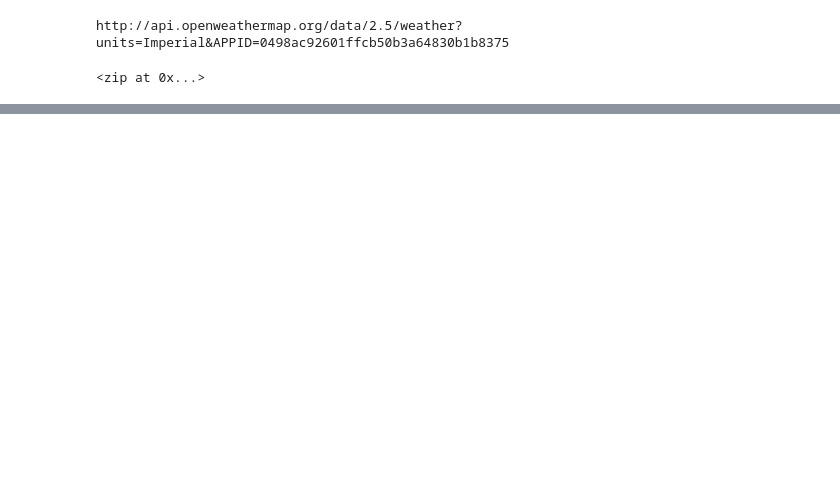
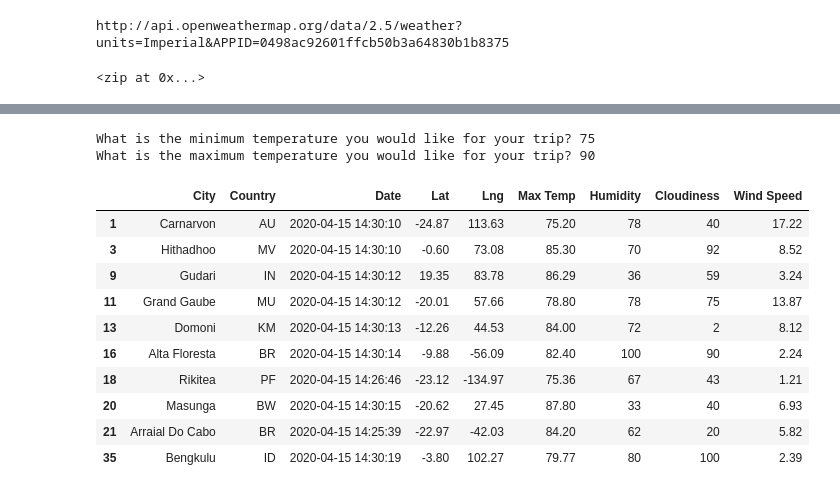
Before and after one commit to andres-rivas-pro/World_Weather_Analysis, a Jupyter notebook: WeatherPy.ipynb, the cells around one changed output, grey strips where cells are left out. Saved outputs shown, nothing was run; the diff lists cells and outputs as text; code cells hidden in the pictures; blank space fills up the shorter version.

```diff
--- a/WeatherPy.ipynb
+++ b/WeatherPy.ipynb
@@ -369 +369,25 @@ plt.show()
 <Figure size 432x288 with 0 Axes>
+# %%
+# Ask the customer to add a minimum and maximum temperature value.
+min_temp = float(input("What is the minimum temperature you would like for your trip? "))
+max_temp = float(input("What is the maximum temperature you would like for your trip? "))
+# %% [output]
+What is the minimum temperature you would like for your trip? 75
+What is the maximum temperature you would like for your trip? 90
+# %%
+# Filter the dataset to find the cities that fit the criteria.
+preferred_cities_df = city_data_df.loc[(city_data_df["Max Temp"] <= max_temp) & \
+                                       (city_data_df["Max Temp"] >= min_temp)]
+preferred_cities_df.head(10)
+# %% [output]
+|  | City | Country | Date | Lat | Lng | Max Temp | Humidity | Cloudiness | Wind Speed |
+| 1 | Carnarvon | AU | 2020-04-15 14:30:10 | -24.87 | 113.63 | 75.20 | 78 | 40 | 17.22 |
+| 3 | Hithadhoo | MV | 2020-04-15 14:30:10 | -0.60 | 73.08 | 85.30 | 70 | 92 | 8.52 |
+| 9 | Gudari | IN | 2020-04-15 14:30:12 | 19.35 | 83.78 | 86.29 | 36 | 59 | 3.24 |
+| 11 | Grand Gaube | MU | 2020-04-15 14:30:12 | -20.01 | 57.66 | 78.80 | 78 | 75 | 13.87 |
+| 13 | Domoni | KM | 2020-04-15 14:30:13 | -12.26 | 44.53 | 84.00 | 72 | 2 | 8.12 |
+| 16 | Alta Floresta | BR | 2020-04-15 14:30:14 | -9.88 | -56.09 | 82.40 | 100 | 90 | 2.24 |
+| 18 | Rikitea | PF | 2020-04-15 14:26:46 | -23.12 | -134.97 | 75.36 | 67 | 43 | 1.21 |
+| 20 | Masunga | BW | 2020-04-15 14:30:15 | -20.62 | 27.45 | 87.80 | 33 | 40 | 6.93 |
+| 21 | Arraial Do Cabo | BR | 2020-04-15 14:25:39 | -22.97 | -42.03 | 84.20 | 62 | 20 | 5.82 |
+| 35 | Bengkulu | ID | 2020-04-15 14:30:19 | -3.80 | 102.27 | 79.77 | 80 | 100 | 2.39 |
```
Also changed, not shown: parts of 22 cells of this notebook, 7 other files.
